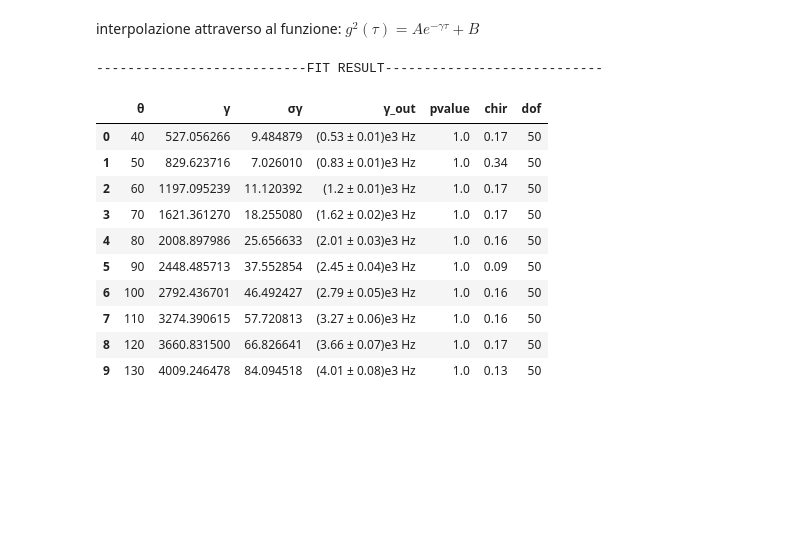
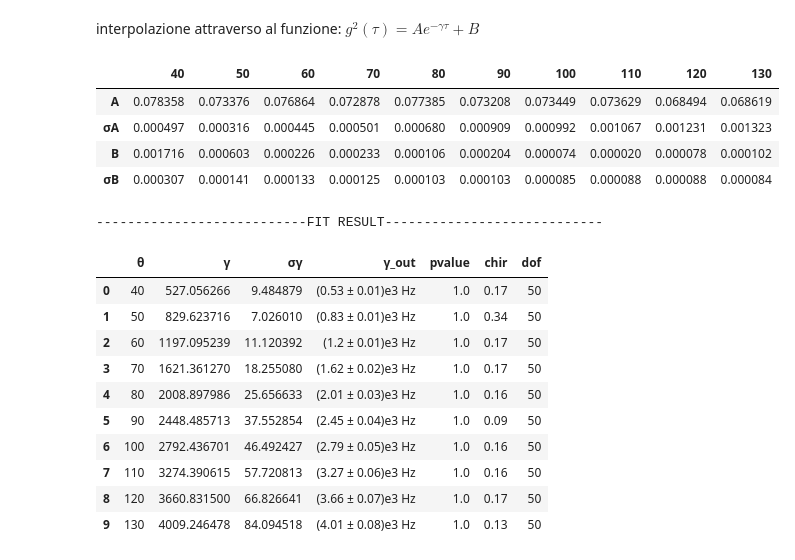
Before and after one commit to chiara22codini/LaboratorioBiofisica, a Jupyter notebook: SCATTERING/theta 2.ipynb, the cells around one changed output. Saved outputs shown, nothing was run; the diff lists cells and outputs as text; code cells hidden in the pictures; blank space fills up the shorter version.

Commit message:
printed A, and B values in fit

```diff
--- a/SCATTERING/theta 2.ipynb
+++ b/SCATTERING/theta 2.ipynb
@@ -102,6 +100,23 @@ for key in data.keys():
 
 GAMMA = np.array(GAMMA)
 sigmaGAMMA = np.array(sigmaGAMMA)
+# %%
+AsA = {}
+for θ in data.keys():
+    A = data[θ]['fit'].values['A']
+    sigmaA = data[θ]['fit'].errors['A']
+    B = data[θ]['fit'].values['B']
+    sigmaB = data[θ]['fit'].errors['B']
+    AsA[θ] = {'A':A,'σA':sigmaA,'B':B,'σB':sigmaB}
+
+Asa = pd.DataFrame(AsA)
+display(Asa)
+# %% [output]
+|  | 40 | 50 | 60 | 70 | 80 | 90 | 100 | 110 | 120 | 130 |
+| A | 0.078358 | 0.073376 | 0.076864 | 0.072878 | 0.077385 | 0.073208 | 0.073449 | 0.073629 | 0.068494 | 0.068619 |
+| σA | 0.000497 | 0.000316 | 0.000445 | 0.000501 | 0.000680 | 0.000909 | 0.000992 | 0.001067 | 0.001231 | 0.001323 |
+| B | 0.001716 | 0.000603 | 0.000226 | 0.000233 | 0.000106 | 0.000204 | 0.000074 | 0.000020 | 0.000078 | 0.000102 |
+| σB | 0.000307 | 0.000141 | 0.000133 | 0.000125 | 0.000103 | 0.000103 | 0.000085 | 0.000088 | 0.000088 | 0.000084 |
 # %%
 # print FIT RESULT:
 GAMMAFVAL = [final_val(g,sg,2,3,'Hz') for g,sg in zip(GAMMA,sigmaGAMMA)]
```
Also changed, not shown: parts of 5 cells of this notebook.
